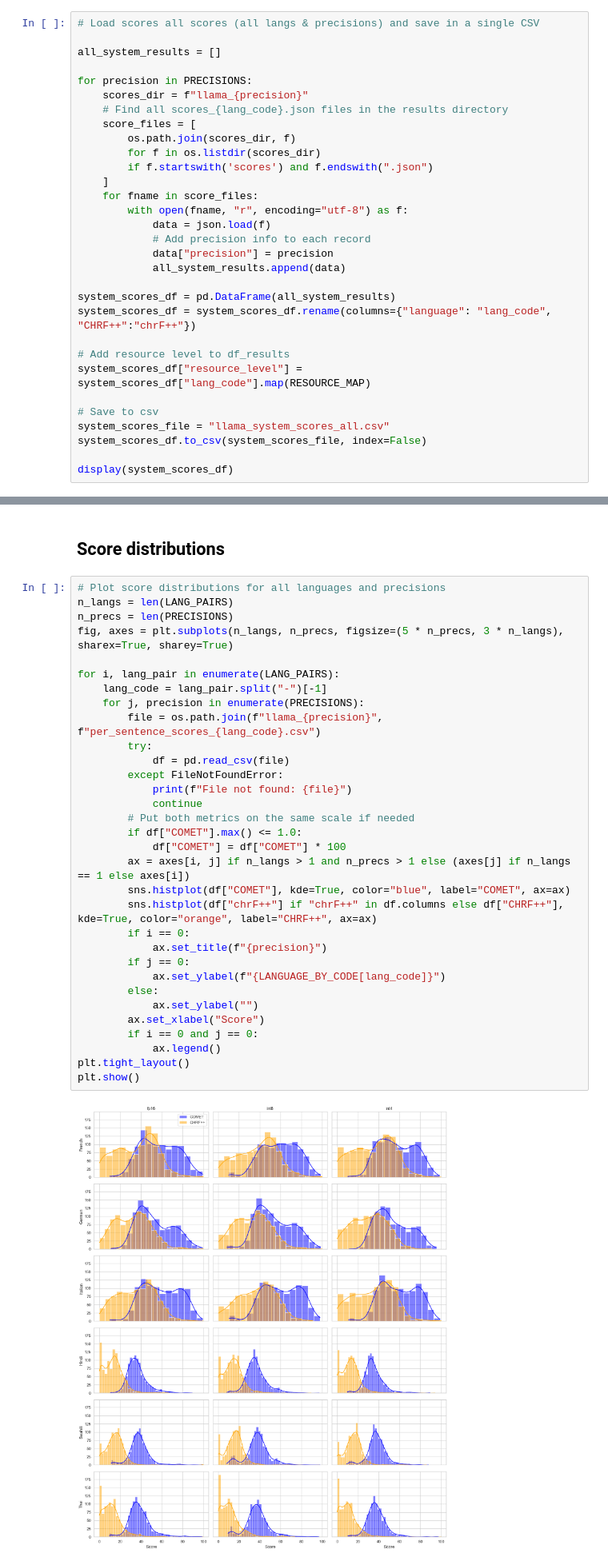
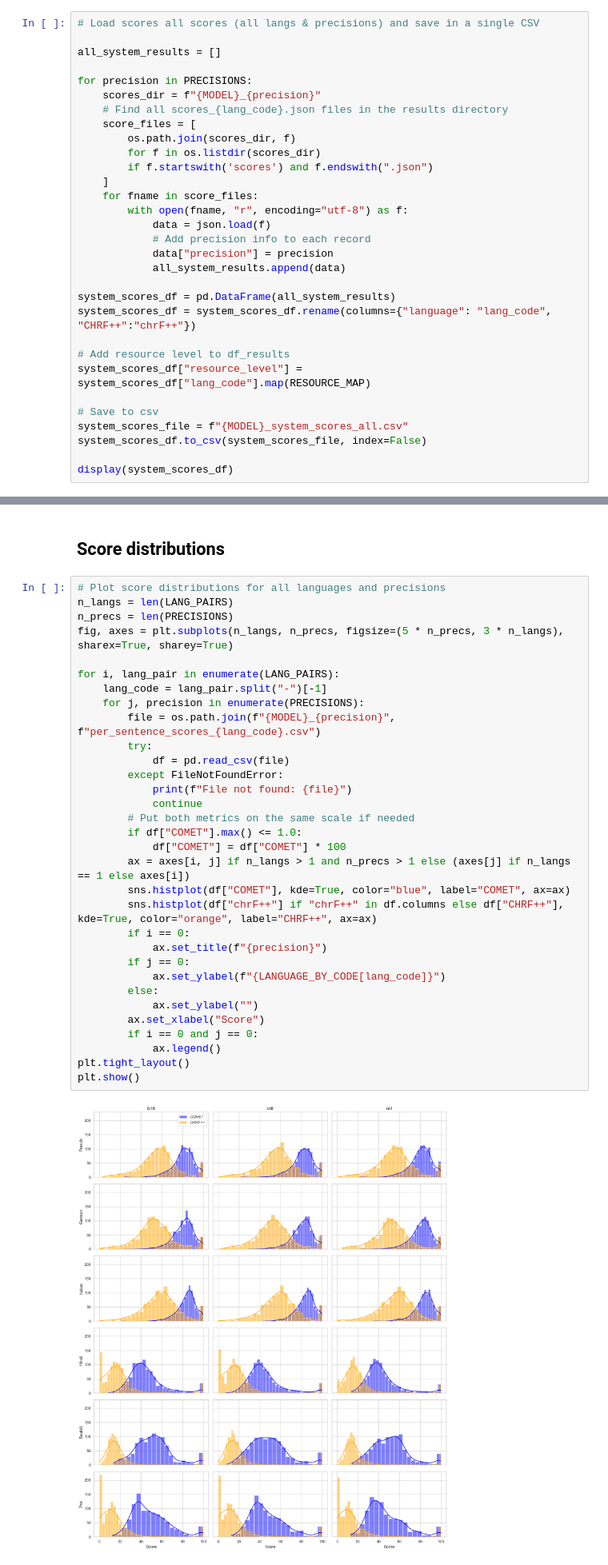
Before and after one commit to raya-mez/dl4nlp-model_compression_for_mt, a Jupyter notebook: results/tower_analysis.ipynb, the cells around one changed output, grey strips where cells are left out. Shown at 80% size. Drawn from its saved outputs; the diff is of its cells as text.

```diff
--- a/results/tower_analysis.ipynb
+++ b/results/tower_analysis.ipynb
@@ -48,7 +49,7 @@ os.chdir(f"{MODEL}")
 all_system_results = []
 
 for precision in PRECISIONS:
-    scores_dir = f"llama_{precision}"
+    scores_dir = f"{MODEL}_{precision}"
     # Find all scores_{lang_code}.json files in the results directory
     score_files = [
         os.path.join(scores_dir, f)
@@ -69,7 +70,7 @@ system_scores_df = system_scores_df.rename(columns={"language": "lang_code", "CH
 system_scores_df["resource_level"] = system_scores_df["lang_code"].map(RESOURCE_MAP)
 
 # Save to csv
-system_scores_file = "llama_system_scores_all.csv"
+system_scores_file = f"{MODEL}_system_scores_all.csv"
 system_scores_df.to_csv(system_scores_file, index=False)
 
 display(system_scores_df)
@@ -372,35 +373,35 @@ int8 vs int4: t=0.0348, p=0.9729
 n_langs = len(LANG_PAIRS)
 n_precs = len(PRECISIONS)
 fig, axes = plt.subplots(n_langs, n_precs, figsize=(5 * n_precs, 3 * n_langs), sharex=True, sharey=True)
 
 for i, lang_pair in enumerate(LANG_PAIRS):
     lang_code = lang_pair.split("-")[-1]
     for j, precision in enumerate(PRECISIONS):
-        file = os.path.join(f"llama_{precision}", f"per_sentence_scores_{lang_code}.csv")
+        file = os.path.join(f"{MODEL}_{precision}", f"per_sentence_scores_{lang_code}.csv")
         try:
             df = pd.read_csv(file)
         except FileNotFoundError:
             print(f"File not found: {file}")
             continue
         # Put both metrics on the same scale if needed
         if df["COMET"].max() <= 1.0:
             df["COMET"] = df["COMET"] * 100
         ax = axes[i, j] if n_langs > 1 and n_precs > 1 else (axes[j] if n_langs == 1 else axes[i])
         sns.histplot(df["COMET"], kde=True, color="blue", label="COMET", ax=ax)
         sns.histplot(df["chrF++"] if "chrF++" in df.columns else df["CHRF++"], kde=True, color="orange", label="CHRF++", ax=ax)
         if i == 0:
             ax.set_title(f"{precision}")
         if j == 0:
             ax.set_ylabel(f"{LANGUAGE_BY_CODE[lang_code]}")
         else:
             ax.set_ylabel("")
         ax.set_xlabel("Score")
         if i == 0 and j == 0:
             ax.legend()
 plt.tight_layout()
 plt.show()
 # %% [output]
-[figure, old version]
+[figure, new version]
 # %% [markdown]
 ## Get source sentence data
 # %%
```
Also changed, not shown: parts of 15 cells of this notebook.
